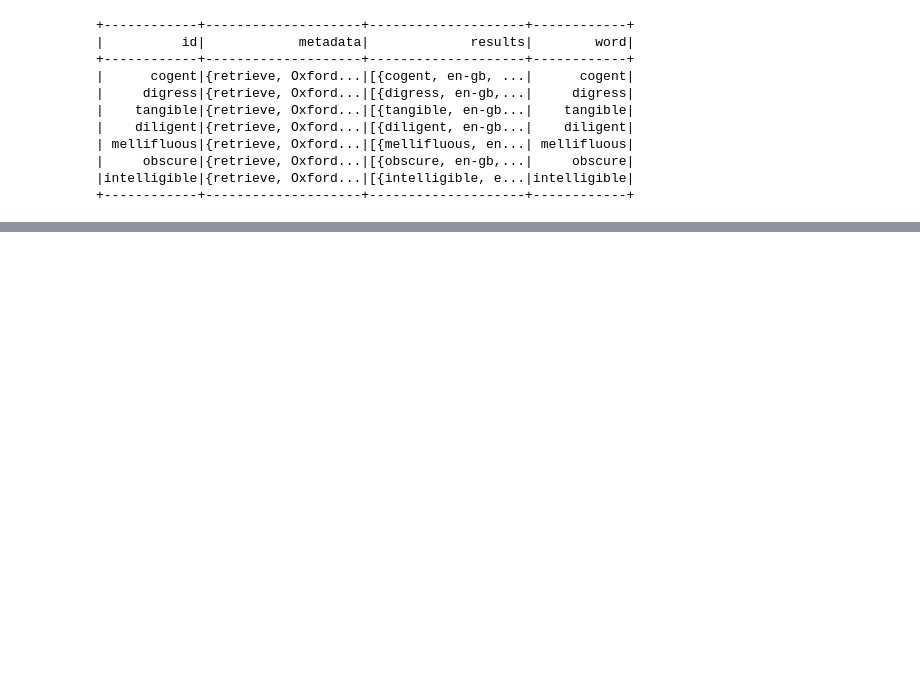
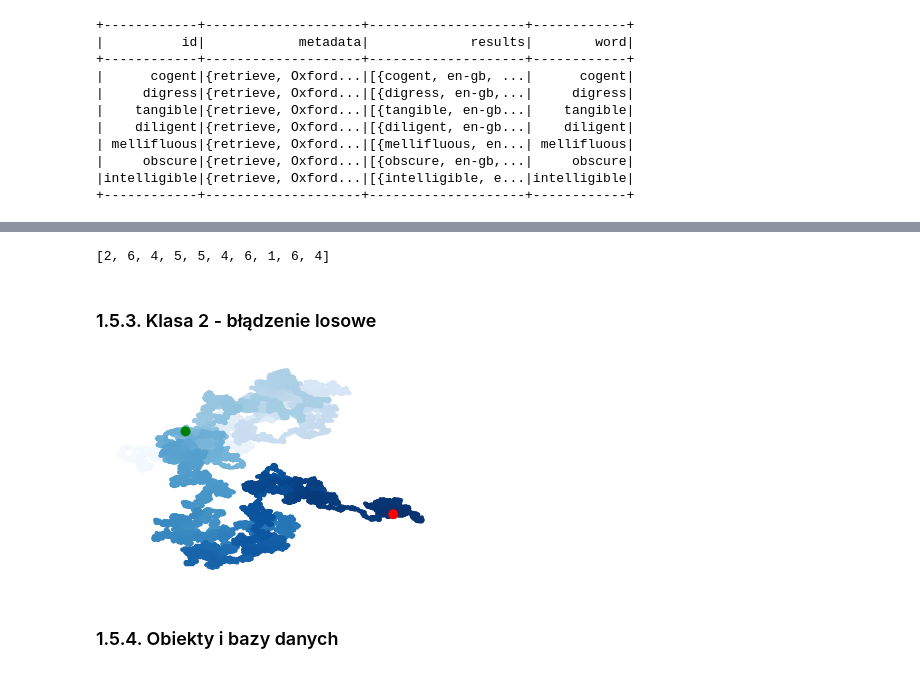
Before and after one commit to sebkaz/RTA_code, a Jupyter notebook: rozdzial1.ipynb, the cells around one changed output, grey strips where cells are left out. Saved outputs shown, nothing was run; the diff lists cells and outputs as text; code cells hidden in the pictures; blank space fills up the shorter version.

```diff
--- a/rozdzial1.ipynb
+++ b/rozdzial1.ipynb
@@ -496,0 +643,16 @@ json_df.show()
+# %%
+from sklearn import datasets
+from sklearn.ensemble import RandomForestClassifier
+
+X, y = datasets.make_classification(n_samples=10**5,
+n_features=20, n_informative=2, n_redundant=2)
+
+train_samples = 100
+
+X_train = X[:train_samples]
+X_test = X[train_samples:]
+y_train = y[:train_samples]
+y_test = y[train_samples:]
+
+rfc = RandomForestClassifier()
+rfc.fit(X_train, y_train)
@@ -496,0 +816,11 @@ json_df.show()
+# %%
+results = []
+for _ in range(10): # powtórz 10 razy
+    result = kosc.roll() # rzuć kością raz
+    results.append(result) # zapisz do listy
+
+print(results)
+# %% [output]
+[2, 6, 4, 5, 5, 4, 6, 1, 6, 4]
+# %% [markdown]
+### 1.5.3. Klasa 2 - błądzenie losowe
@@ -496,0 +886,14 @@ json_df.show()
+# %%
+rw = RandomWalk(50000)
+rw.fill_walk()
+# %%
+point_number = list(range(rw.num_points))
+plt.scatter(rw.x_values, rw.y_values, c=point_number, cmap=plt.cm.Blues, edgecolor='none', s=15)
+plt.scatter(0, 0, c='green', edgecolor='none', s=100)
+plt.scatter(rw.x_values[-1], rw.y_values[-1], c='red', edgecolor='none', s=100)
+plt.axis('off')
+plt.show()
+# %% [output]
+[figure, added]
+# %% [markdown]
+### 1.5.4. Obiekty i bazy danych
```
Also changed, not shown: parts of 67 cells of this notebook, 9 other files.
